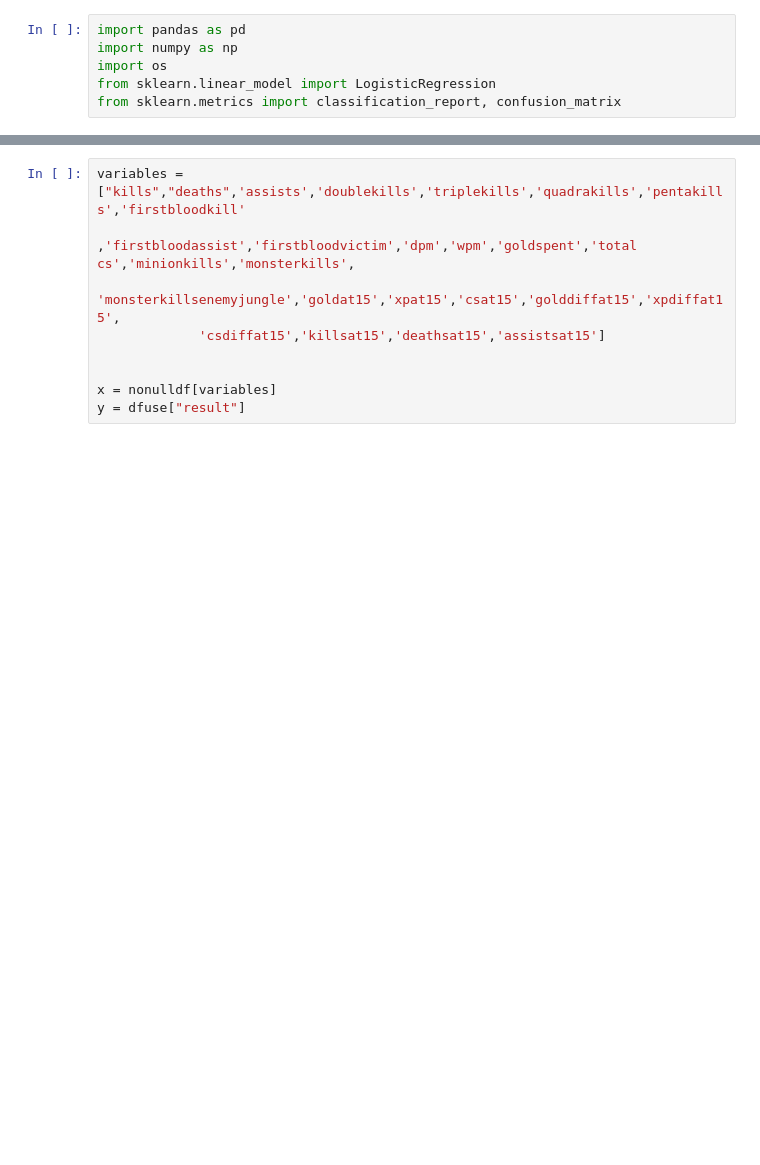
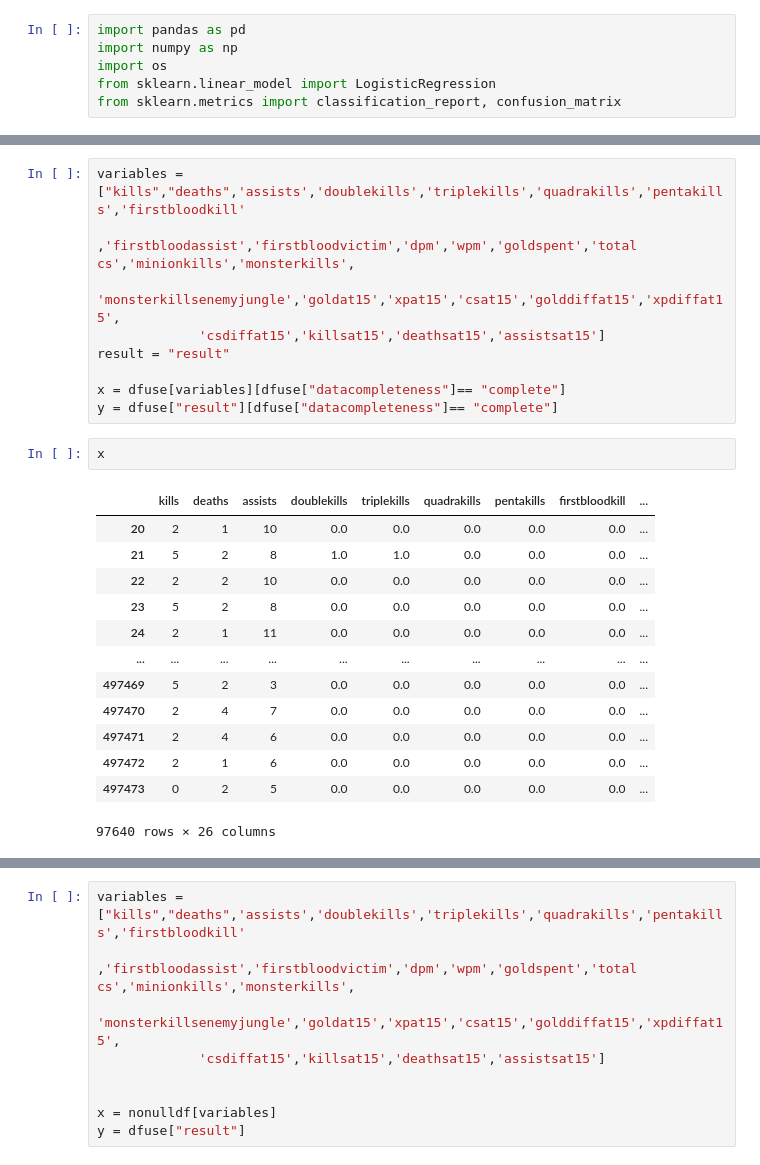
Before and after one commit to Pooksterlive/CapstoneWorkspace, a Jupyter notebook: LogisticRegressionAttempt2.ipynb, the cells around one changed output, grey strips where cells are left out. Saved outputs shown, nothing was run; the diff lists cells and outputs as text; blank space fills up the shorter version.

```diff
--- a/LogisticRegressionAttempt2.ipynb
+++ b/LogisticRegressionAttempt2.ipynb
@@ -140 +105,26 @@ NameError: name 'dfuse' is not defined
+# %%
+variables = ["kills","deaths",'assists','doublekills','triplekills','quadrakills','pentakills','firstbloodkill'
+             ,'firstbloodassist','firstbloodvictim','dpm','wpm','goldspent','total cs','minionkills','monsterkills',
+             'monsterkillsenemyjungle','goldat15','xpat15','csat15','golddiffat15','xpdiffat15',
+             'csdiffat15','killsat15','deathsat15','assistsat15']
+result = "result"
+
+x = dfuse[variables][dfuse["datacompleteness"]== "complete"]
+y = dfuse["result"][dfuse["datacompleteness"]== "complete"]
+# %%
+x
+# %% [output]
+|  | kills | deaths | assists | doublekills | triplekills | quadrakills | pentakills | firstbloodkill | ... |
+| 20 | 2 | 1 | 10 | 0.0 | 0.0 | 0.0 | 0.0 | 0.0 | ... |
+| 21 | 5 | 2 | 8 | 1.0 | 1.0 | 0.0 | 0.0 | 0.0 | ... |
+| 22 | 2 | 2 | 10 | 0.0 | 0.0 | 0.0 | 0.0 | 0.0 | ... |
+| 23 | 5 | 2 | 8 | 0.0 | 0.0 | 0.0 | 0.0 | 0.0 | ... |
+| 24 | 2 | 1 | 11 | 0.0 | 0.0 | 0.0 | 0.0 | 0.0 | ... |
+| ... | ... | ... | ... | ... | ... | ... | ... | ... | ... |
+| 497469 | 5 | 2 | 3 | 0.0 | 0.0 | 0.0 | 0.0 | 0.0 | ... |
+| 497470 | 2 | 4 | 7 | 0.0 | 0.0 | 0.0 | 0.0 | 0.0 | ... |
+| 497471 | 2 | 4 | 6 | 0.0 | 0.0 | 0.0 | 0.0 | 0.0 | ... |
+| 497472 | 2 | 1 | 6 | 0.0 | 0.0 | 0.0 | 0.0 | 0.0 | ... |
+| 497473 | 0 | 2 | 5 | 0.0 | 0.0 | 0.0 | 0.0 | 0.0 | ... |
+97640 rows × 26 columns
 # %%
```
Also changed, not shown: parts of 12 cells of this notebook, 2 other files.
